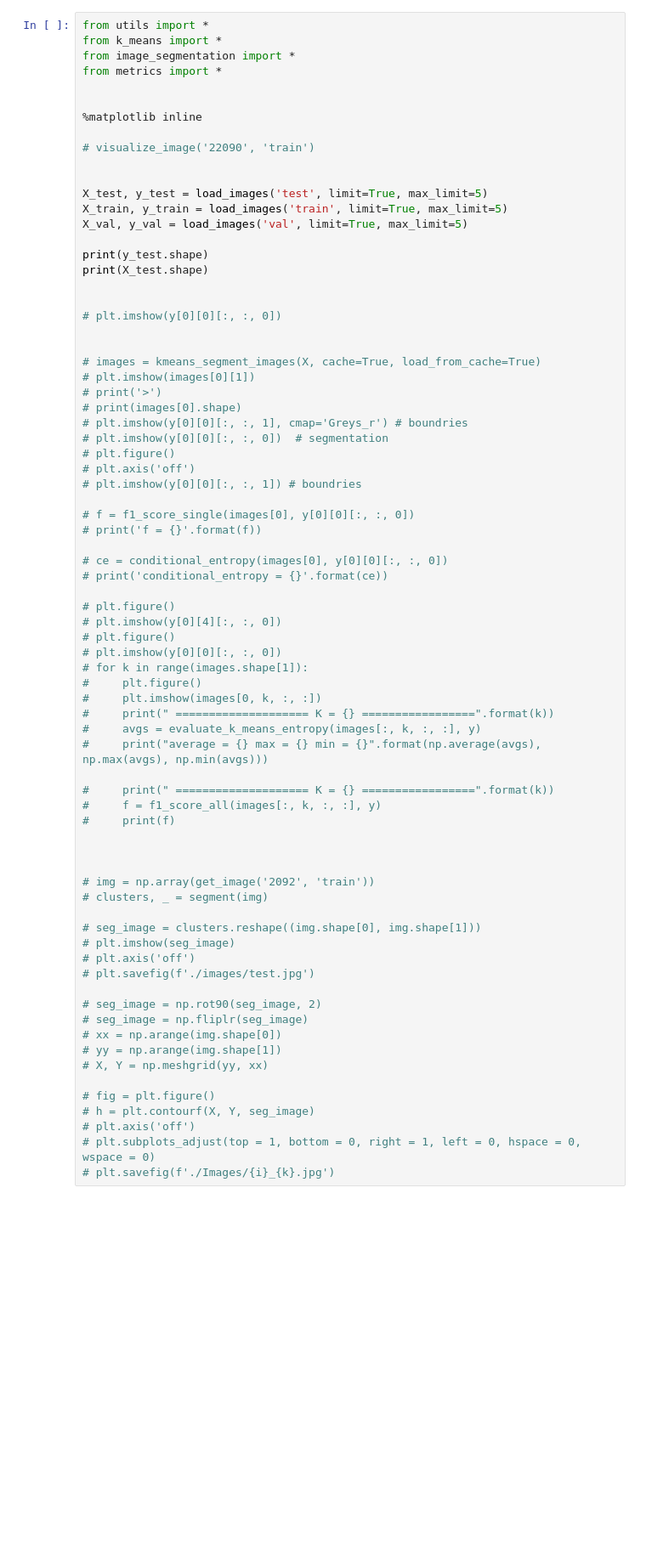
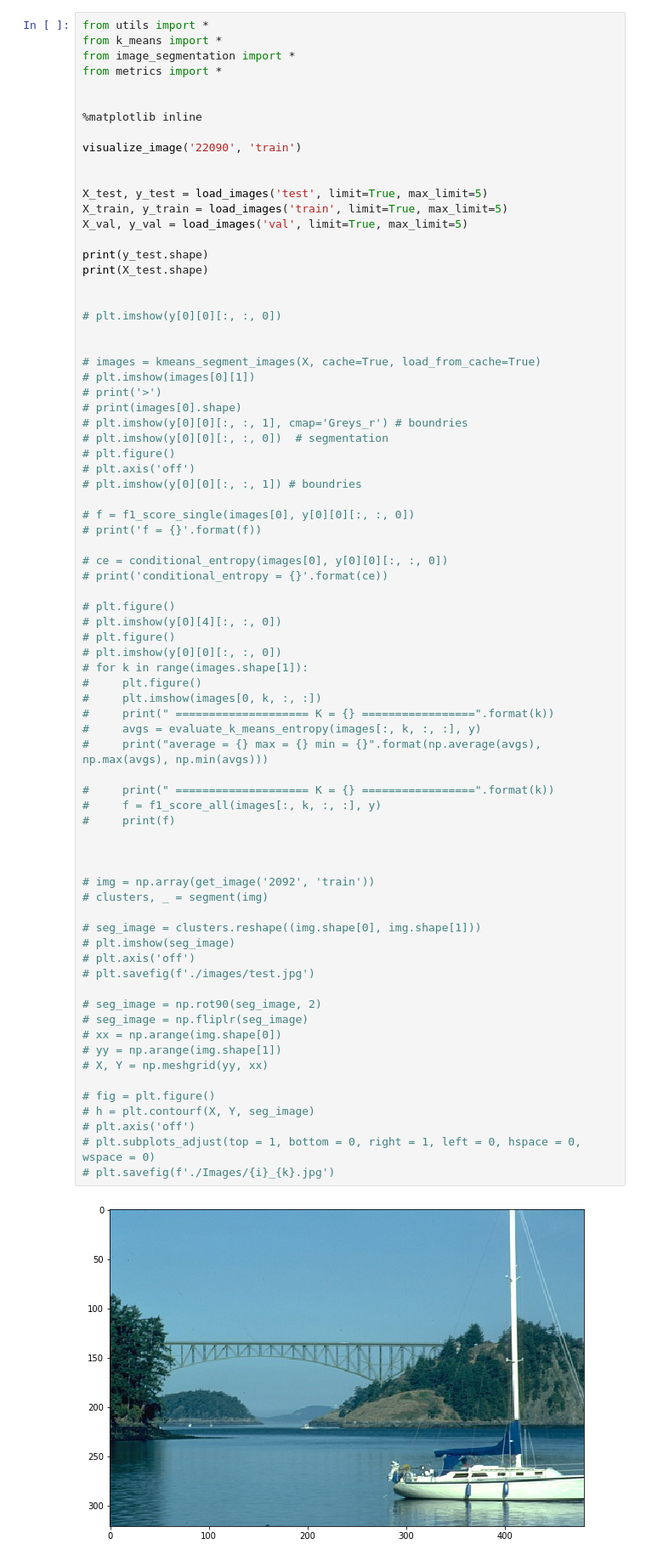
Before and after one commit to yakout/image-segmentation, a Jupyter notebook: lab5.ipynb, the cells around one changed output. Shown at 85% size. Saved outputs shown, nothing was run; the diff lists cells and outputs as text; blank space fills up the shorter version.

```diff
--- a/lab5.ipynb
+++ b/lab5.ipynb
@@ -7,7 +7,7 @@ from metrics import *
 
 %matplotlib inline
 
-# visualize_image('22090', 'train')
+visualize_image('22090', 'train')
 
 
 X_test, y_test = load_images('test', limit=True, max_limit=5)
@@ -47,30 +47,31 @@ print(X_test.shape)
 #     print(" ==================== K = {} =================".format(k))
 #     avgs = evaluate_k_means_entropy(images[:, k, :, :], y)
 #     print("average = {} max = {} min = {}".format(np.average(avgs), np.max(avgs), np.min(avgs)))
 
 #     print(" ==================== K = {} =================".format(k))
 #     f = f1_score_all(images[:, k, :, :], y)
 #     print(f)
 
 
 
 # img = np.array(get_image('2092', 'train'))
 # clusters, _ = segment(img)
 
 # seg_image = clusters.reshape((img.shape[0], img.shape[1]))
 # plt.imshow(seg_image)
 # plt.axis('off')
 # plt.savefig(f'./images/test.jpg')
 
 # seg_image = np.rot90(seg_image, 2)
 # seg_image = np.fliplr(seg_image)
 # xx = np.arange(img.shape[0])
 # yy = np.arange(img.shape[1])
 # X, Y = np.meshgrid(yy, xx)
 
 # fig = plt.figure()
 # h = plt.contourf(X, Y, seg_image)
 # plt.axis('off')
 # plt.subplots_adjust(top = 1, bottom = 0, right = 1, left = 0, hspace = 0, wspace = 0)
 # plt.savefig(f'./Images/{i}_{k}.jpg')
 # %% [output]
+[figure, added]
```
Also changed, not shown: parts of 3 cells of this notebook, 4 other files.
